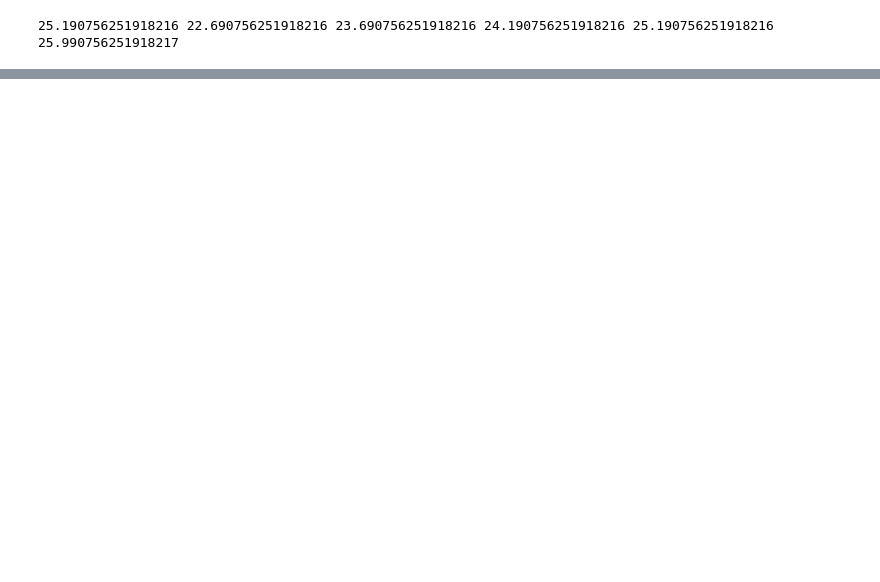
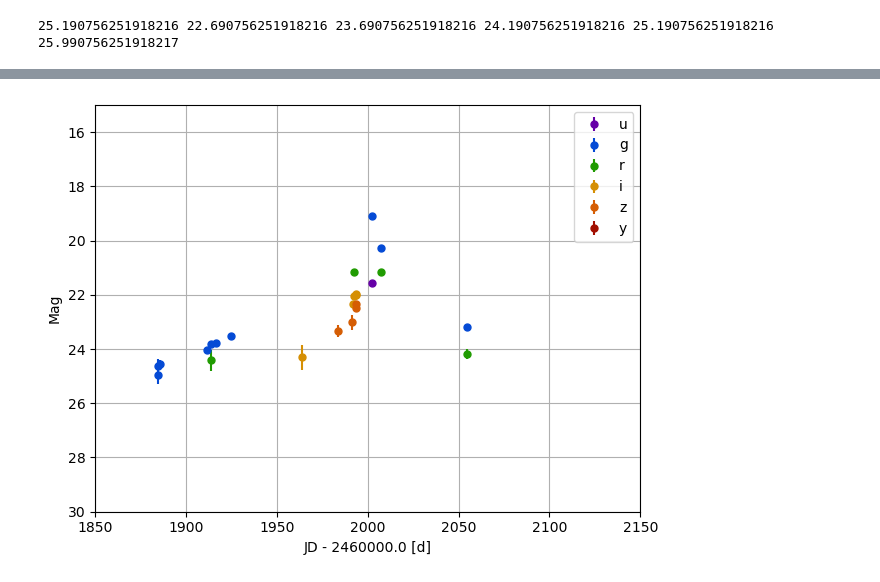
Before and after one commit to rachel3834/bitbucket, a Jupyter notebook: How_to_create_Rubin_lightcurves.ipynb, the cells around one changed output, grey strips where cells are left out. Cells and saved outputs as stored; diff of their text form; code cells hidden in the pictures; blank space fills up the shorter version.

Commit message:
Updated plotting and example to a non-Bulge event

```diff
--- a/How_to_create_Rubin_lightcurves.ipynb
+++ b/How_to_create_Rubin_lightcurves.ipynb
@@ -275,0 +255,49 @@ Parallax(Full) estimated for the telescope y: SUCCESS
+# %%
+%matplotlib inline
+
+dt = 2460000.0
+plot_colors = {'u': '#6600a7', 'g': '#044ad5', 'r': '#209b01', 'i': '#d58f04', 'z': '#d55d04', 'y': '#a20f01'}
+
+j=0
+for telo in new_creation.telescopes:
+    X = telo.lightcurve_flux['time'].value
+    ym = mag(cero_p[j],telo.lightcurve_flux['flux'].value)
+    z = []
+    y = []
+    x = []
+    M5 = []
+    for k in range(len(ym)):
+        m5 = dataSlice['fiveSigmaDepth'][np.where(dataSlice['filter'] == filters[j])][k]
+        magerr = signaltonoise.calc_mag_error_m5(ym[k],  LSST_BandPass[filters[j]], m5 , photParams)[0]
+        sim_mag = np.random.normal(ym[k],magerr)
+        if sim_mag <= mag_limit[j]:
+            z.append(magerr)
+            y.append(np.random.normal(ym[k],magerr))
+            x.append(X[k] - dt)
+            M5.append(m5)
+
+    plt.errorbar(x,y,z,linestyle=' ',marker='.', markerfacecolor=plot_colors[fset[j]],
+                 markeredgecolor=plot_colors[fset[j]], markersize=10,
+                 ecolor=plot_colors[fset[j]], label=fset[j])
+
+    j += 1
+
+#plt.axvspan(t0-params['tE']-dt, t0+params['tE']-dt, color='blue',alpha=0.3)
+
+plt.gca().invert_yaxis()
+[xmin, xmax, ymin, ymax] = plt.axis()
+ymax = 15.0
+ymin = 30.0
+xmin = t0-(300/2.0)-dt
+xmax = t0+(300/2.0)-dt
+plt.axis([xmin,xmax,ymin,ymax])
+plt.xlabel('JD - ' + str(dt) + ' [d]')
+plt.ylabel('Mag')
+plt.legend()
+plt.grid()
+
+#plt.show()
+plt.tight_layout()
+plt.savefig('/Users/rstreet/cassiopeia/GrantProposals/2024/NSF_AAG/figures/lsst_v4_sim_event.png')
+# %% [output]
+[figure, added]
```
Also changed, not shown: parts of 4 cells of this notebook.
